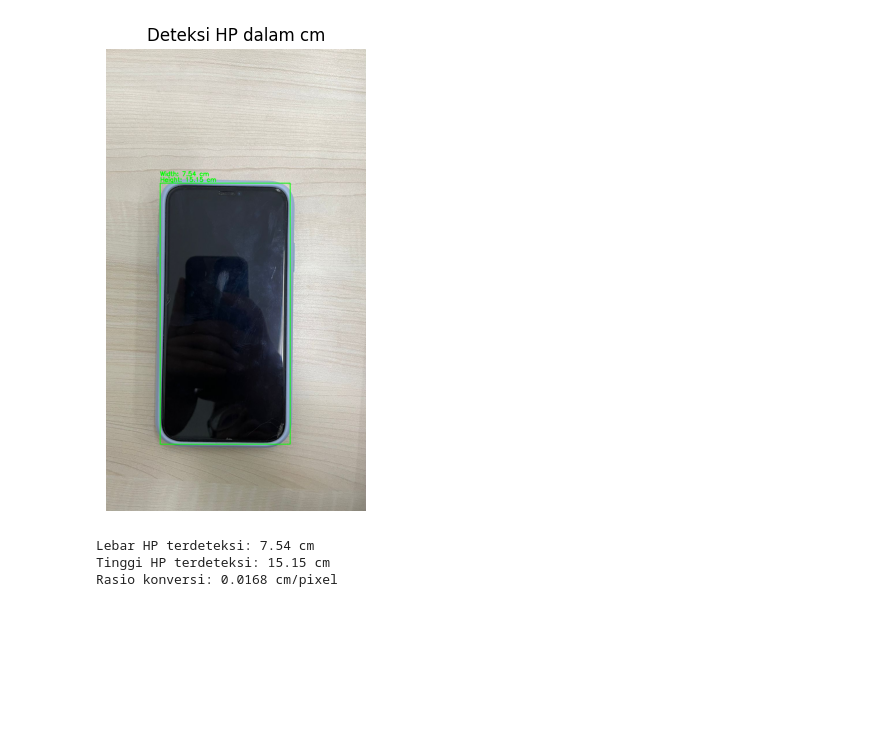
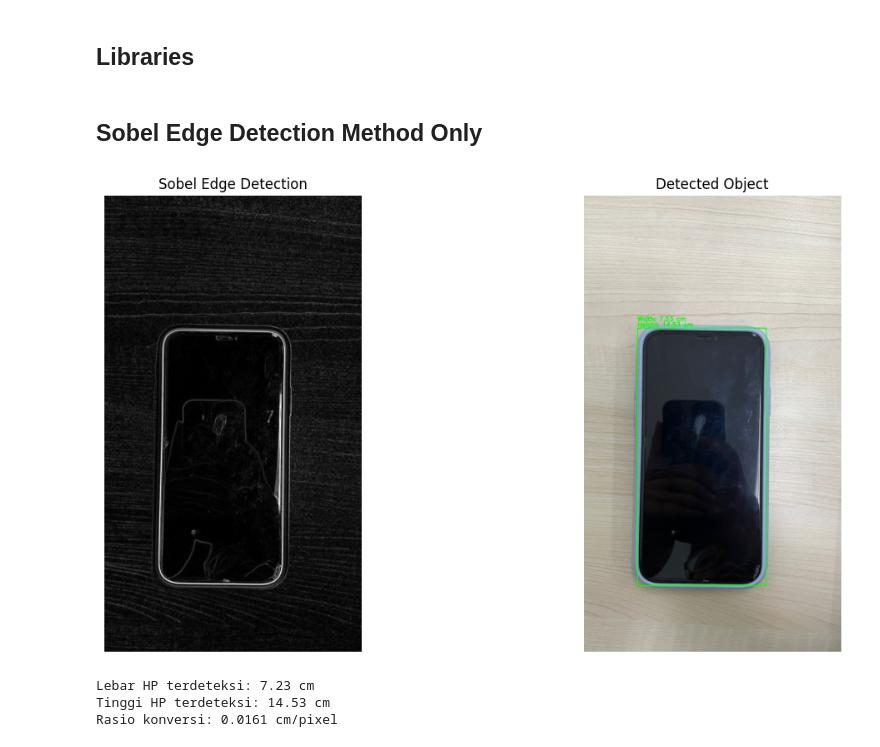
Before and after one commit to notyouriiz/Image_Processing, a Jupyter notebook: Edge Detection/ObjectSizeDetection.ipynb, the cells around one changed output. Cells and saved outputs as stored; diff of their text form; code cells hidden in the pictures; blank space fills up the shorter version.

```diff
--- a/Edge Detection/ObjectSizeDetection.ipynb
+++ b/Edge Detection/ObjectSizeDetection.ipynb
@@ -40,20 +40,30 @@ So, a 1920px wide image corresponds to approximately **50.8 cm**.
 - This conversion assumes a **fixed DPI**, which may differ between devices and images.
 - For more accurate real-world size detection (e.g., object measurement in computer vision), calibration with a **known reference object** is recommended.
+# %% [markdown]
+## Libraries
 # %%
 import cv2
 import numpy as np
 import matplotlib.pyplot as plt
+# %% [markdown]
+## Sobel Edge Detection Method Only
 # %%
-# Fungsi untuk menampilkan gambar
-def display_image(img, title='Result'):
-    img_rgb = cv2.cvtColor(img, cv2.COLOR_BGR2RGB)
-    plt.figure(figsize=(8, 6))
-    plt.imshow(img_rgb)
-    plt.title(title)
-    plt.axis('off')
+# Fungsi untuk menampilkan gambar side-by-side
+def display_comparison(original_img, sobel_img, title1='Sobel Edge Detection', title2='Detected Object'):
+    fig, axs = plt.subplots(1, 2, figsize=(14, 6))
+
+    axs[0].imshow(cv2.cvtColor(sobel_img, cv2.COLOR_BGR2RGB))
+    axs[0].set_title(title1)
+    axs[0].axis('off')
+
+    axs[1].imshow(cv2.cvtColor(original_img, cv2.COLOR_BGR2RGB))
+    axs[1].set_title(title2)
+    axs[1].axis('off')
+
+    plt.tight_layout()
     plt.show()
 
-# Membaca gambar HP
+# Membaca gambar
 img = cv2.imread('assets/Image6.jpg')
 
 # Ubah ke grayscale
@@ -80,38 +90,41 @@ if not contours:
 
 # Cari kontur terbesar (HP)
 largest_contour = max(contours, key=cv2.contourArea)
 x, y, w, h = cv2.boundingRect(largest_contour)
 
 # Ukuran sebenarnya (cm)
-actual_width_cm = 7.57
-actual_height_cm = 15.09
+actual_width_cm = 7.0
+actual_height_cm = 15.0
 
 # Hitung rasio cm/pixel
 cm_per_pixel_w = actual_width_cm / w
 cm_per_pixel_h = actual_height_cm / h
 cm_per_pixel_avg = (cm_per_pixel_w + cm_per_pixel_h) / 2
 
 # Konversi ukuran terdeteksi ke cm
 detected_width_cm = w * cm_per_pixel_avg
 detected_height_cm = h * cm_per_pixel_avg
 
 # Gambar bounding box dan ukuran dalam cm
 img_box = img.copy()
 cv2.rectangle(img_box, (x, y), (x + w, y + h), (0, 255, 0), 2)
 cv2.putText(img_box, f"Width: {detected_width_cm:.2f} cm", (x, y - 25),
             cv2.FONT_HERSHEY_SIMPLEX, 0.7, (0, 255, 0), 2)
 cv2.putText(img_box, f"Height: {detected_height_cm:.2f} cm", (x, y - 5),
             cv2.FONT_HERSHEY_SIMPLEX, 0.7, (0, 255, 0), 2)
 
-# Tampilkan hasil
-display_image(img_box, 'Deteksi HP dalam cm')
+# Buat gambar Sobel dalam format 3 channel agar bisa ditampilkan dengan warna
+sobel_vis = cv2.merge([sobel_combined, sobel_combined, sobel_combined])
+
+# Tampilkan hasil Sobel dan deteksi bounding box secara berdampingan
+display_comparison(img_box, sobel_vis)
 
 # Cetak hasil akhir dalam cm
 print(f"Lebar HP terdeteksi: {detected_width_cm:.2f} cm")
 print(f"Tinggi HP terdeteksi: {detected_height_cm:.2f} cm")
 print(f"Rasio konversi: {cm_per_pixel_avg:.4f} cm/pixel")
 # %% [output]
-[figure, old version]
+[figure, new version]
-Lebar HP terdeteksi: 7.54 cm
-Tinggi HP terdeteksi: 15.15 cm
-Rasio konversi: 0.0168 cm/pixel
+Lebar HP terdeteksi: 7.23 cm
+Tinggi HP terdeteksi: 14.53 cm
+Rasio konversi: 0.0161 cm/pixel
```
Also changed, not shown: parts of 4 cells of this notebook, 7 other files.
